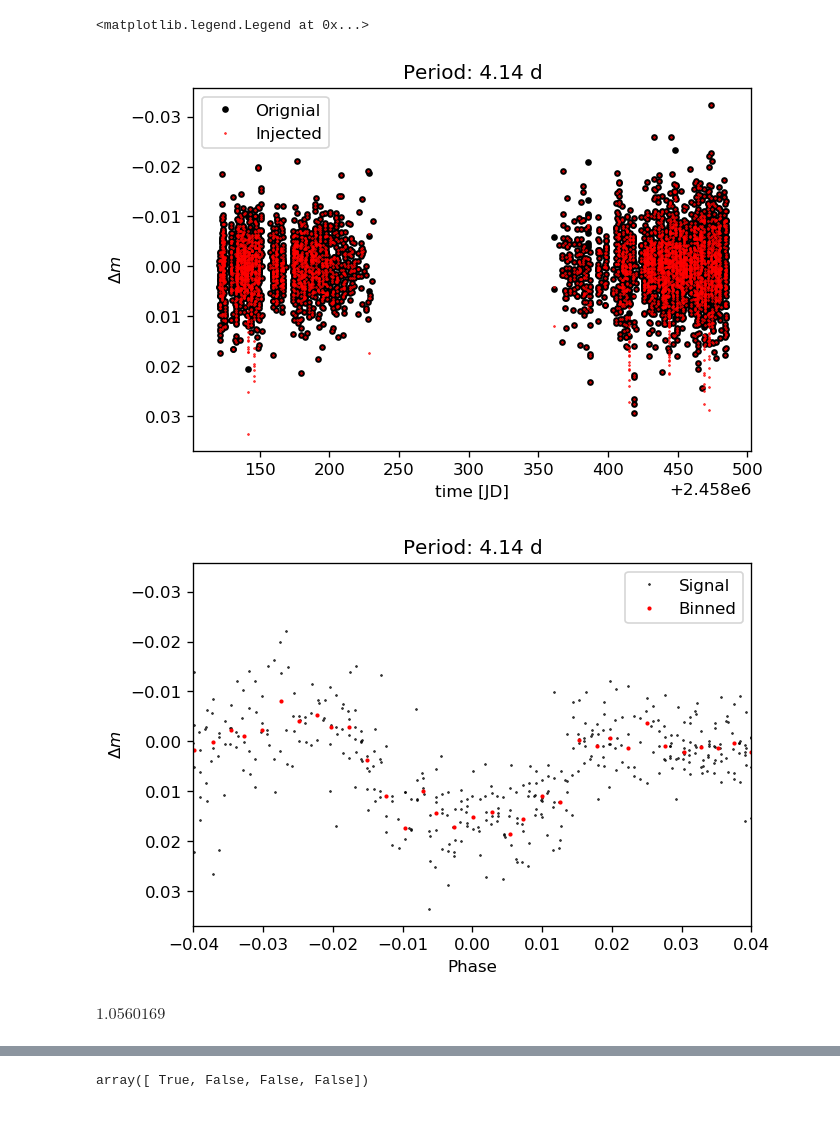
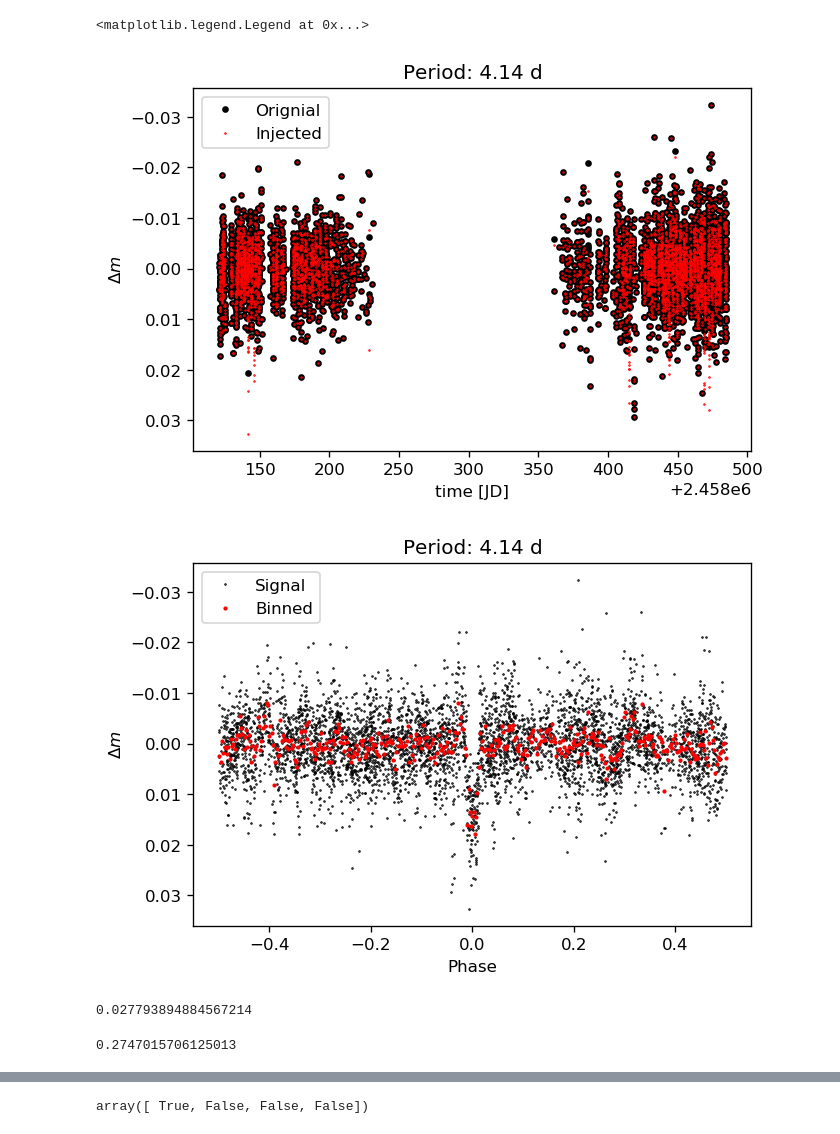
Before and after one commit to ruoyanwangdr/Dectection-of-Bright-Transiting-Exoplanet-with-MASCARA-TESS, a Jupyter notebook: ls_1359354.ipynb, the cells around one changed output, grey strips where cells are left out. Cells and saved outputs as stored; diff of their text form; code cells hidden in the pictures.

Commit message:
Calculate and fix the transit duration

```diff
--- a/ls_1359354.ipynb
+++ b/ls_1359354.ipynb
@@ -135,21 +134,0 @@ ax.set_ylabel("de-trended flux [ppt]");
-# %%
-params = batman.TransitParams()       #object to store transit parameters
-params.t0 = 0.                        #time of inferior conjunction
-params.per = 2.                       #orbital period
-params.rp = 0.1                       #planet radius (in units of stellar radii)
-params.a = 15.                        #semi-major axis (in units of stellar radii)
-params.inc = 87.                      #orbital inclination (in degrees)
-params.ecc = 0.                       #eccentricity
-params.w = 90.                        #longitude of periastron (in degrees)
-params.limb_dark = "nonlinear"        #limb darkening model
-params.u = [0.5, 0.1, 0.1, -0.1]      #limb darkening coefficients
-#params.u = [0.5,0.1]
-
-t = np.linspace(-0.05, 0.05, 1000)  #times at which to calculate light curve
-m = batman.TransitModel(params, t)    #initializes model
-
-radii = np.linspace(0.09, 0.11, 20)
-for r in radii:
-        params.rp = r                           #updates planet radius
-        new_flux = m.light_curve(params)        #recalculates light curve
-plt.plot(t,new_flux)
@@ -253,9 +229,9 @@ params.rp = R_jup/R_sun # planet radius (in units of stellar radii)
 a = (((params.per*u.day)**2 * G * (M_sun + M_jup) / (4*np.pi**2))**(1./3)).to(R_sun).value
 
 params.a = a # semi-major axis (in units of stellar radii)
-params.inc = 90.0  # orbital inclination (in degrees)
-params.ecc = 0. # eccentricity
-params.w = 90. # longitude of periastron (in degrees), 90 for circular
+params.inc = 87.0#*u.deg  # orbital inclination (in degrees)
+params.ecc = 0.#*u.deg # eccentricity
+params.w = 90.#*u.deg # longitude of periastron (in degrees), 90 for circular
 params.u = [0.5, 0.1, 0.1, -0.1] # limb darkening coefficients
 params.limb_dark = "nonlinear" # limb darkening model
 
@@ -274,6 +250,7 @@ original_mag = lsc_mag-1
 injected_mag = lsc_mag*mag-1
 
 plt.figure()
+#plt.xlim(141.5+T0, 141.625+T0)
 plt.plot(lsc_jd, original_mag, '.k', label='Orignial')
 plt.plot(lsc_jd, injected_mag, '.r', ms=1, label='Injected')
 plt.gca().invert_yaxis()
@@ -286,45 +263,41 @@ plt.legend()
 #t = np.concatenate([t, lsc_jd])
 #mag = np.concatenate([mag,lsc_mag])
 
-#T0 = 2457000
+T0 = 2458000
 #tau=1.3228e-8
 #for i in range(len(tess_time)):
 #    tess_time[i] = (tess_time[i]+T0)-i*tau
 
 P = params.per # Days
 #epoch = T0+1469.474 # BTJD
 
 #tess_phase=((tess_time-epoch)%P)
 #tess_phase = np.array([tess_phase[i]/P if tess_phase[i] < P/2.
 #                       else (tess_phase[i]-P)/P for i in range(len(tess_phase))])
 
 
 #phase = (lsc_jd)/P
-phase = np.mod(((lsc_jd)/P)+.5, 1)-.5
+phase = np.mod(((lsc_jd) / P) + .5, 1) - .5
 #phase = t % P
 
 #phase = (t - epoch) % P
 #phase = np.array([phase[i]/P if phase[i] < P/2.
 #                       else (phase[i]-P)/P for i in range(len(phase))])
 
 binned_phase, binned_mag = spec_digitize_median(phase, injected_mag, 400)
 
 plt.figure()
 #plt.xlim(min(phase),max(phase))
-plt.xlim(-0.04,0.04)
+#plt.xlim(-0.03,0.03)
 plt.plot(phase, injected_mag, '.k', ms=1, label='Signal')
 plt.plot(binned_phase, binned_mag, '.r', ms=3, label='Binned')
 plt.gca().invert_yaxis()
 plt.title("Period: {0} d".format(params.per))
 plt.xlabel("Phase")
 plt.ylabel(r'$\Delta m$')
 plt.legend()
 #plt.savefig('ascc_1359354_injected_phase_folding.png', dpi=200)
 # %% [output]
 <matplotlib.legend.Legend at 0x...>
-[figure, old version]
+[figure, new version]
-[figure, old version]
+[figure, new version]
-# %%
-(params.rp)**2*100
-# %% [output]
-$1.0560169 \; \mathrm{}$
@@ -331 +312,9 @@ $1.0560169 \; \mathrm{}$
+# %%
+A * np.arcsin(B * ((C - D) / E)**(1./2)).value / P
+# %% [output]
+0.027793894884567214
+# %%
+(t_T * u.hour).to(u.day).value
+# %% [output]
+0.2747015706125013
 # %%
```
Also changed, not shown: parts of 9 cells of this notebook.
